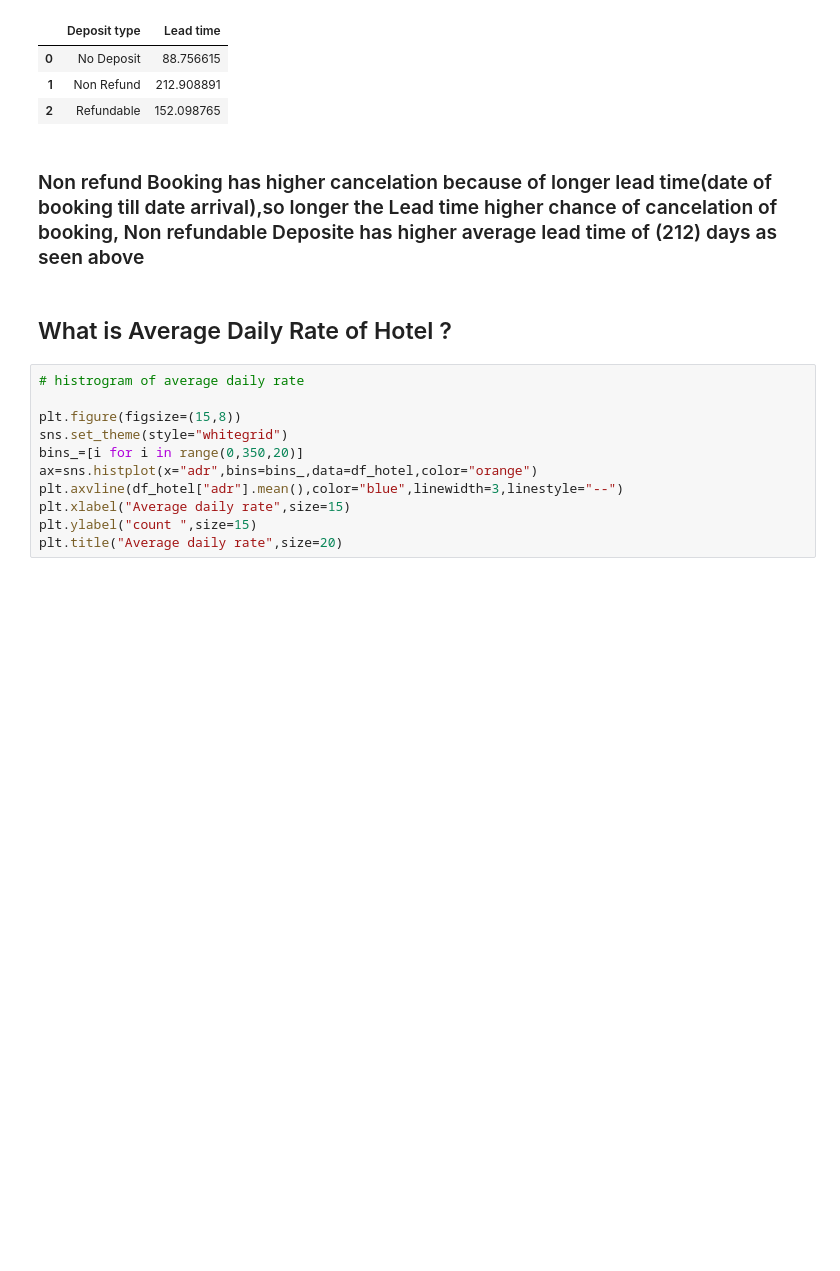
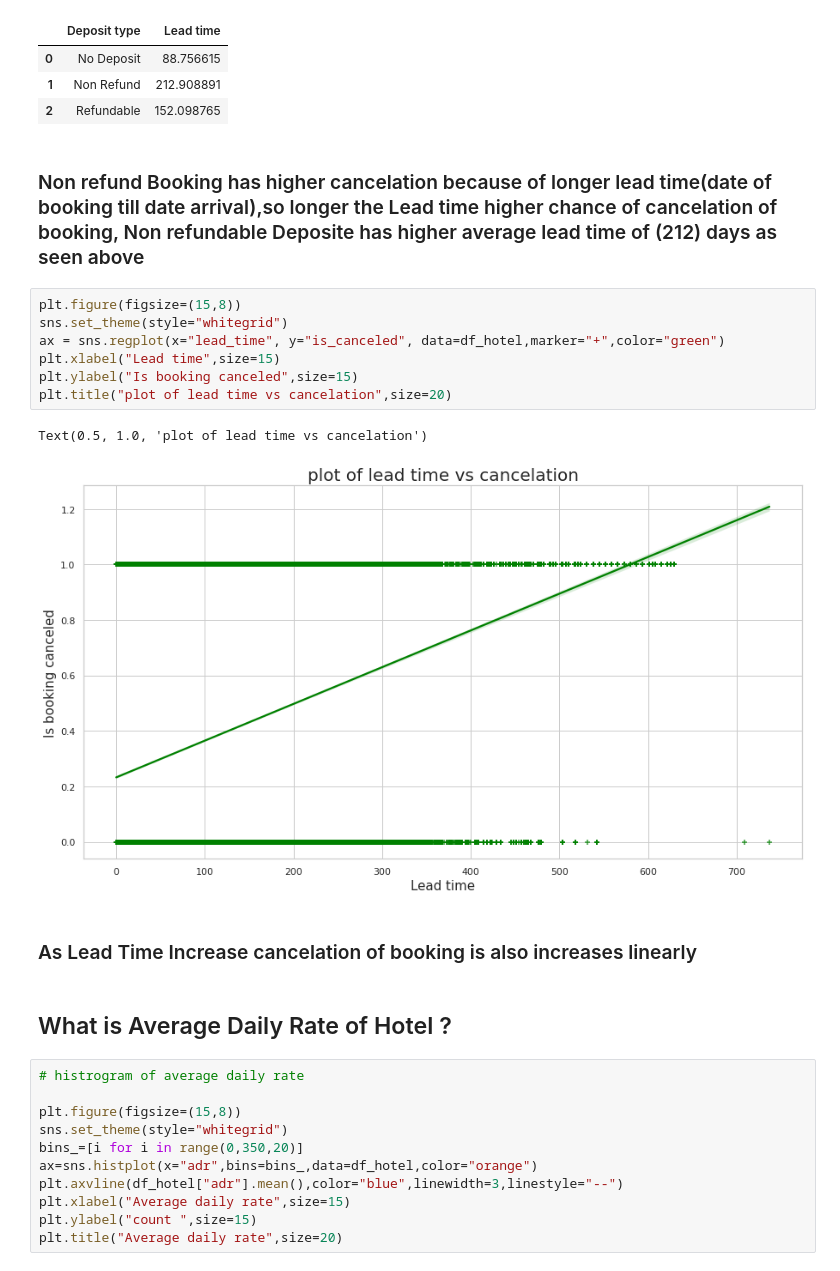
Before and after one commit to milanajudiya/Hotel_Booking_Analysis, a Jupyter notebook: Hotel_Booking_Analysis.ipynb, the cells around one changed output. Drawn from its saved outputs; the diff is of its cells as text; blank space fills up the shorter version.

```diff
--- a/Hotel_Booking_Analysis.ipynb
+++ b/Hotel_Booking_Analysis.ipynb
@@ -506,6 +506,18 @@ non_refund_deposit.reset_index().rename(columns={"deposit_type":"Deposit type","
 | 2 | Refundable | 152.098765 |
 # %% [markdown]
 ### Non refund Booking has higher cancelation because of longer lead time(date of booking till date arrival),so longer the Lead time higher chance of cancelation of booking, Non refundable Deposite has higher average lead time of (212) days as seen above
+# %%
+plt.figure(figsize=(15,8))
+sns.set_theme(style="whitegrid")
+ax = sns.regplot(x="lead_time", y="is_canceled", data=df_hotel,marker="+",color="green")
+plt.xlabel("Lead time",size=15)
+plt.ylabel("Is booking canceled",size=15)
+plt.title("plot of lead time vs cancelation",size=20)
+# %% [output]
+Text(0.5, 1.0, 'plot of lead time vs cancelation')
+[figure, added]
+# %% [markdown]
+### As Lead Time Increase cancelation of booking is also increases linearly
 # %% [markdown]
 ## What is Average Daily Rate of Hotel ?
 # %%
```
Also changed, not shown: parts of 3 cells of this notebook.
